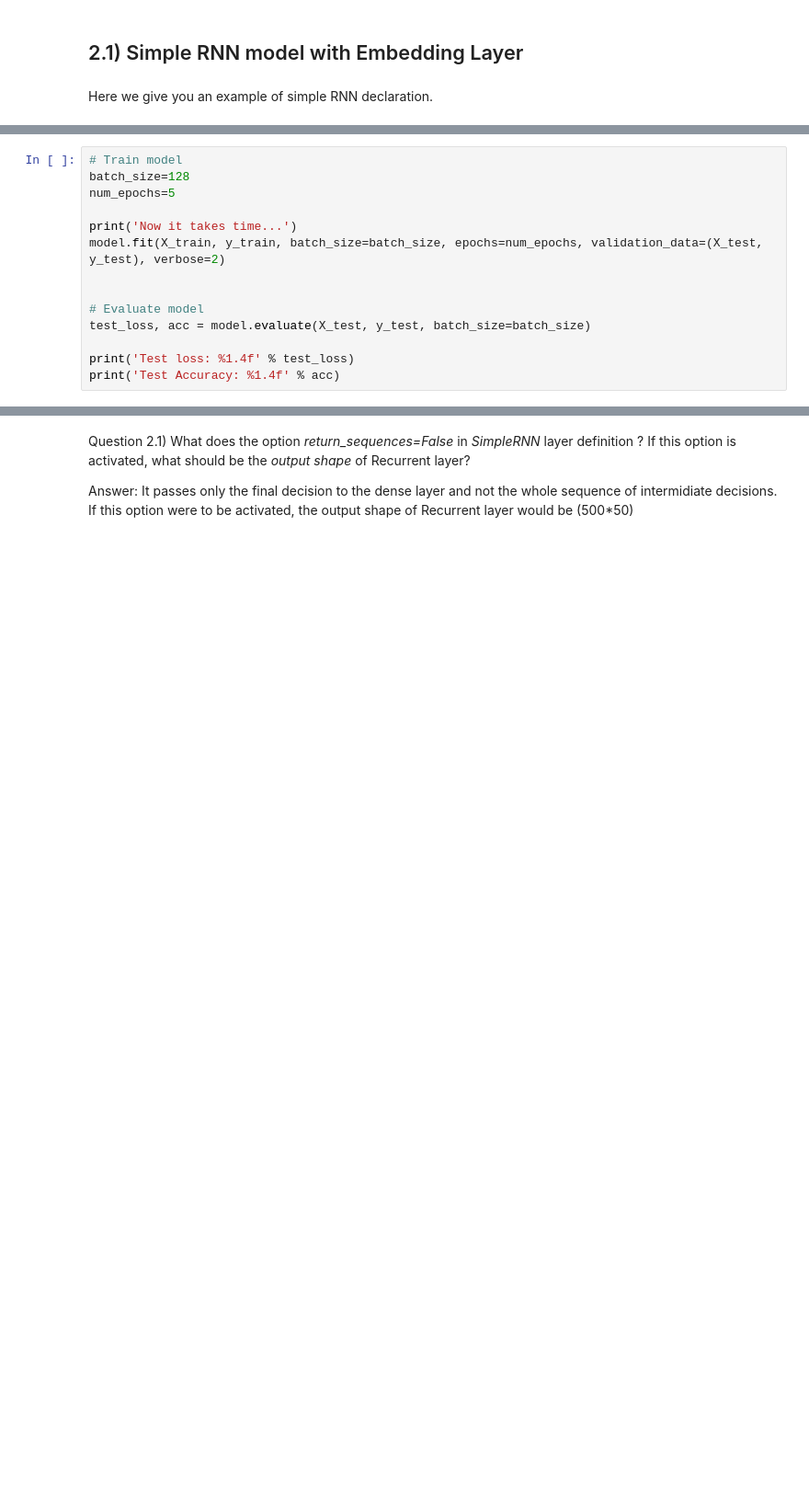
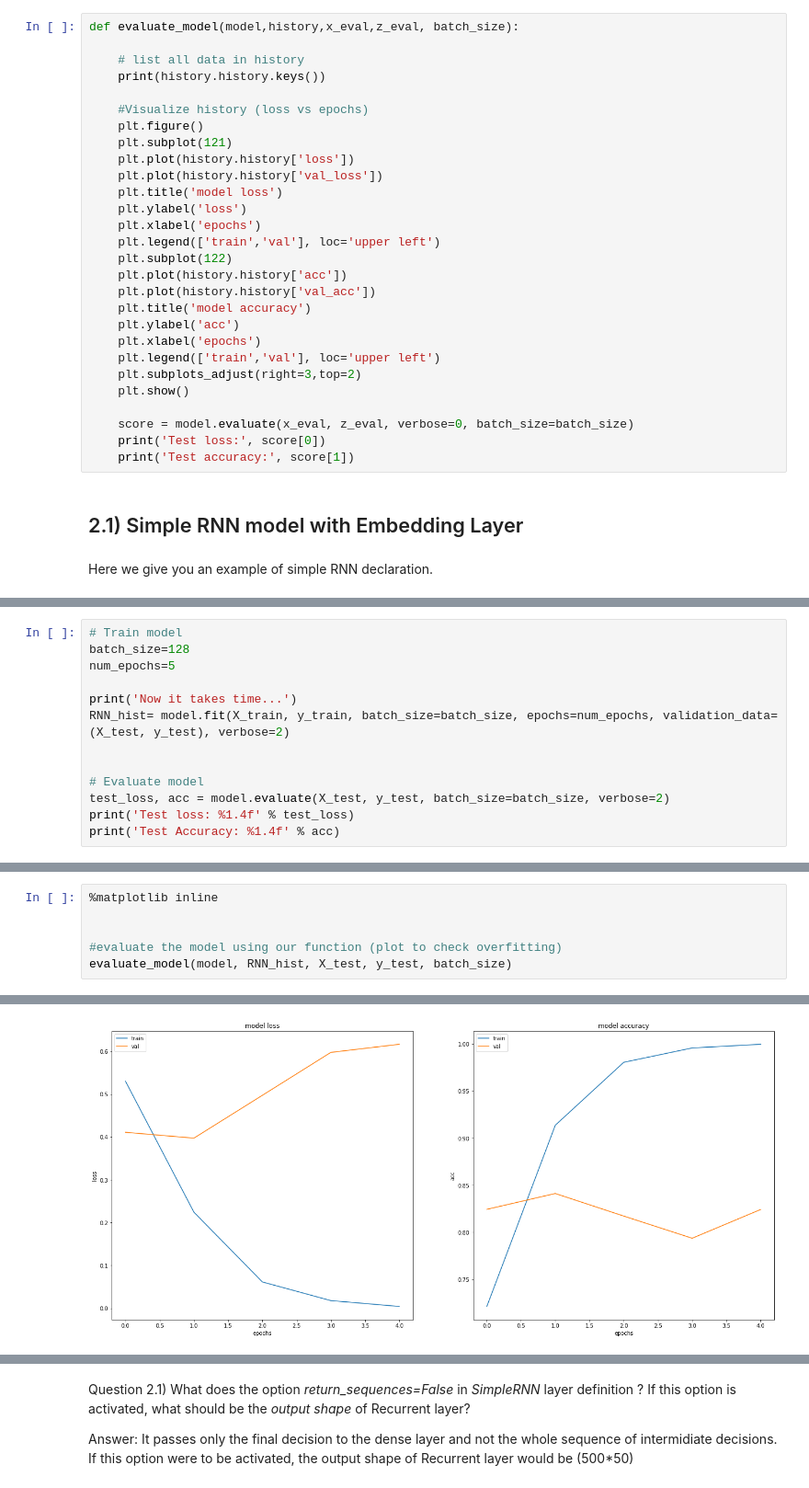
Before and after one commit to Kornflex28/deep502, a Jupyter notebook: LabSession6-RNN-IMDB-student.ipynb, the cells around one changed output, grey strips where cells are left out. Shown: that part at 92% size. Cells and saved outputs as stored; diff of their text form; blank space fills up the shorter version.

```diff
--- a/LabSession6-RNN-IMDB-student.ipynb
+++ b/LabSession6-RNN-IMDB-student.ipynb
@@ -224,3 +214,31 @@ In this last example, we transform the sequence of indexes 4 and 20 into real ve
+# %%
+def evaluate_model(model,history,x_eval,z_eval, batch_size):
+
+    # list all data in history
+    print(history.history.keys())
+
+    #Visualize history (loss vs epochs)
+    plt.figure()
+    plt.subplot(121)
+    plt.plot(history.history['loss'])
+    plt.plot(history.history['val_loss'])
+    plt.title('model loss')
+    plt.ylabel('loss')
+    plt.xlabel('epochs')
+    plt.legend(['train','val'], loc='upper left')
+    plt.subplot(122)
+    plt.plot(history.history['acc'])
+    plt.plot(history.history['val_acc'])
+    plt.title('model accuracy')
+    plt.ylabel('acc')
+    plt.xlabel('epochs')
+    plt.legend(['train','val'], loc='upper left')
+    plt.subplots_adjust(right=3,top=2)
+    plt.show()
+
+    score = model.evaluate(x_eval, z_eval, verbose=0, batch_size=batch_size)
+    print('Test loss:', score[0])
+    print('Test accuracy:', score[1])
 # %% [markdown]
 ## 2.1) Simple RNN model with Embedding Layer
 # %% [markdown]
@@ -274,12 +292,11 @@ batch_size=128
 num_epochs=5
 
 print('Now it takes time...')
-model.fit(X_train, y_train, batch_size=batch_size, epochs=num_epochs, validation_data=(X_test, y_test), verbose=2)
+RNN_hist= model.fit(X_train, y_train, batch_size=batch_size, epochs=num_epochs, validation_data=(X_test, y_test), verbose=2)
 
 
 # Evaluate model
-test_loss, acc = model.evaluate(X_test, y_test, batch_size=batch_size)
-
+test_loss, acc = model.evaluate(X_test, y_test, batch_size=batch_size, verbose=2)
 print('Test loss: %1.4f' % test_loss)
 print('Test Accuracy: %1.4f' % acc)
 # %% [output]
@@ -301,0 +317,7 @@ Test Accuracy: 0.8212
+# %%
+%matplotlib inline
+
+
+#evaluate the model using our function (plot to check overfitting)
+evaluate_model(model, RNN_hist, X_test, y_test, batch_size)
+# %% [output]
@@ -301,0 +325 @@ Test Accuracy: 0.8212
+[figure, added]
```
Also changed, not shown: parts of 32 cells of this notebook.
